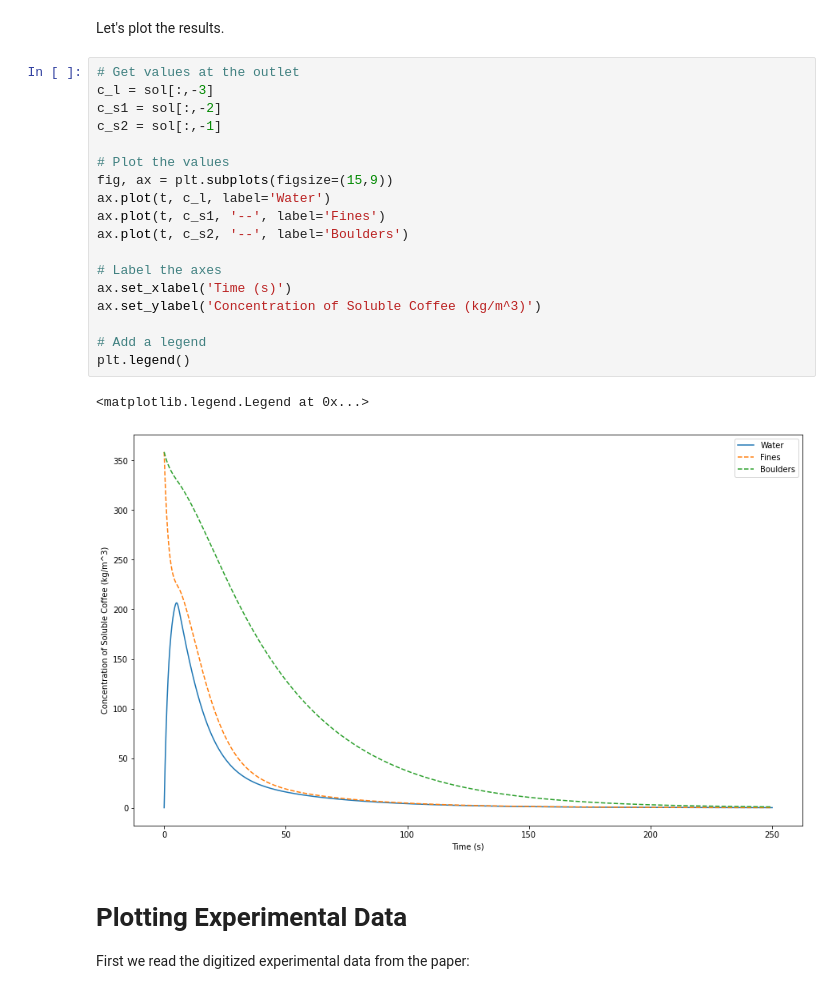
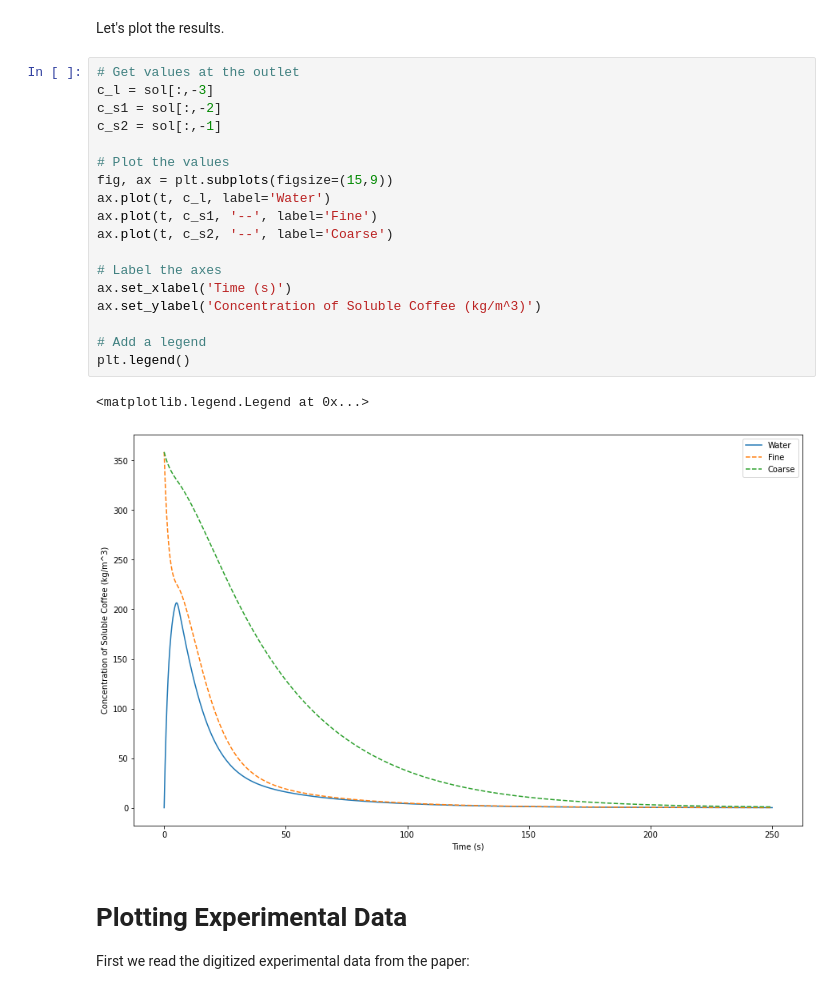
Before and after one commit to quantitativecafe/blog, a Jupyter notebook: tds-vs-ey-model/tds-vs-ey-model.ipynb, the cells around one changed output. Drawn from its saved outputs; the diff is of its cells as text.

Commit message:
Change terminology from boulders to coarse particles

```diff
--- a/tds-vs-ey-model/tds-vs-ey-model.ipynb
+++ b/tds-vs-ey-model/tds-vs-ey-model.ipynb
@@ -220,24 +220,24 @@ Let's plot the results.
 # %%
 # Get values at the outlet
 c_l = sol[:,-3]
 c_s1 = sol[:,-2]
 c_s2 = sol[:,-1]
 
 # Plot the values
 fig, ax = plt.subplots(figsize=(15,9))
 ax.plot(t, c_l, label='Water')
-ax.plot(t, c_s1, '--', label='Fines')
-ax.plot(t, c_s2, '--', label='Boulders')
+ax.plot(t, c_s1, '--', label='Fine')
+ax.plot(t, c_s2, '--', label='Coarse')
 
 # Label the axes
 ax.set_xlabel('Time (s)')
 ax.set_ylabel('Concentration of Soluble Coffee (kg/m^3)')
 
 # Add a legend
 plt.legend()
 # %% [output]
 <matplotlib.legend.Legend at 0x...>
-[figure, old version]
+[figure, new version]
 # %% [markdown]
 # Plotting Experimental Data
 
```
Also changed, not shown: parts of 2 cells of this notebook.
